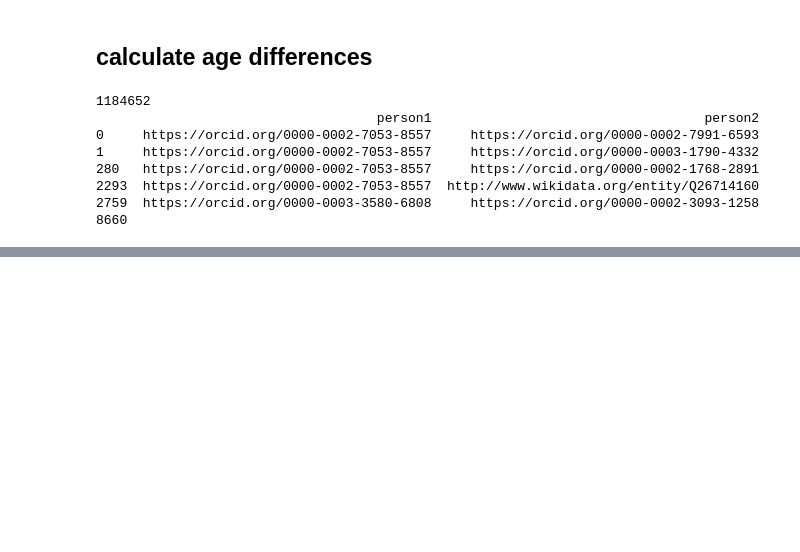
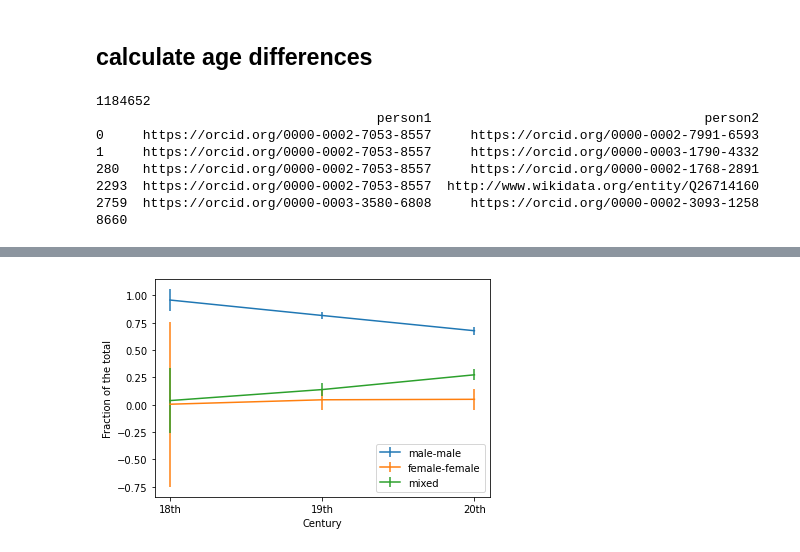
Before and after one commit to biohackathon2021/project-12, a Jupyter notebook: age_differences.ipynb, the cells around one changed output, grey strips where cells are left out. Saved outputs shown, nothing was run; the diff lists cells and outputs as text; code cells hidden in the pictures; blank space fills up the shorter version.

```diff
--- a/age_differences.ipynb
+++ b/age_differences.ipynb
@@ -134,0 +207,6 @@ plt.hist(agediff, bins=40)
+# %%
+T1 = [datetime(1600, 1, 1), datetime(1699, 12, 31)]
+T2 = [datetime(1700, 1, 1), datetime(1799, 12, 31)]
+T3 = [datetime(1800, 1, 1), datetime(1899, 12, 31)]
+T4 = [datetime(1900, 1, 1), datetime(1999, 12, 31)]
+T5 = [datetime(2000, 1, 1), datetime(2099, 12, 31)]
@@ -134,0 +281,19 @@ plt.hist(agediff, bins=40)
+# %%
+x = ['18th', '19th', '20th']
+ratio_mmff = [int(b) / int(m) * 100 for b,m in zip(r_ff[1:4], r_mm[1:4])]
+mm_s = [int(b) / int(m) for b,m in zip(r_mm[1:4],total[1:4])]
+mm_err = [math.sqrt((math.sqrt(b)/b + math.sqrt(m)/m)**2) for b,m in zip(r_mm[1:4],total[1:4])]
+ff_s = [int(b) / int(m) for b,m in zip(r_ff[1:4],total[1:4])]
+ff_err = [math.sqrt((math.sqrt(b)/b + math.sqrt(m)/m)**2) for b,m in zip(r_ff[1:4],total[1:4])]
+mixed_s = [int(b) / int(m) for b,m in zip(r_mixed[1:4],total[1:4])]
+mixed_err = [math.sqrt((math.sqrt(b)/b + math.sqrt(m)/m)**2) for b,m in zip(r_mixed[1:4],total[1:4])]
+# %%
+plt.xlabel('Century')
+plt.ylabel('Fraction of the total')
+plt.errorbar(x, mm_s, mm_err, label = 'male-male')
+plt.errorbar(x, ff_s, ff_err, label = 'female-female')
+plt.errorbar(x, mixed_s, mixed_err, label = 'mixed')
+plt.legend(loc='lower right')
+plt.show()
+# %% [output]
+[figure, added]
```
Also changed, not shown: parts of 13 cells of this notebook.
